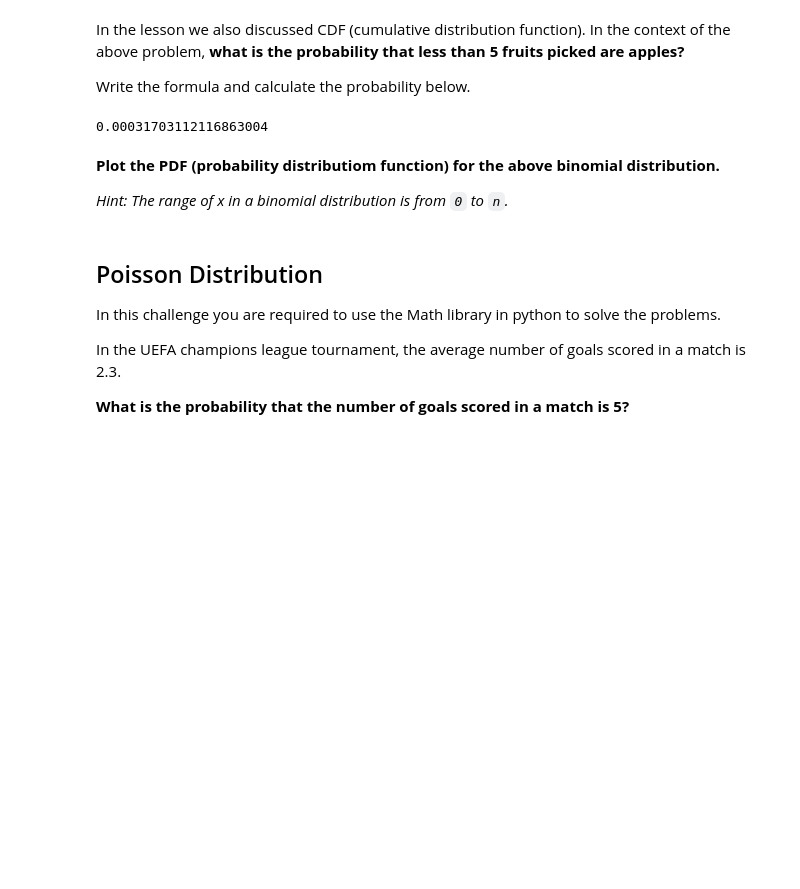
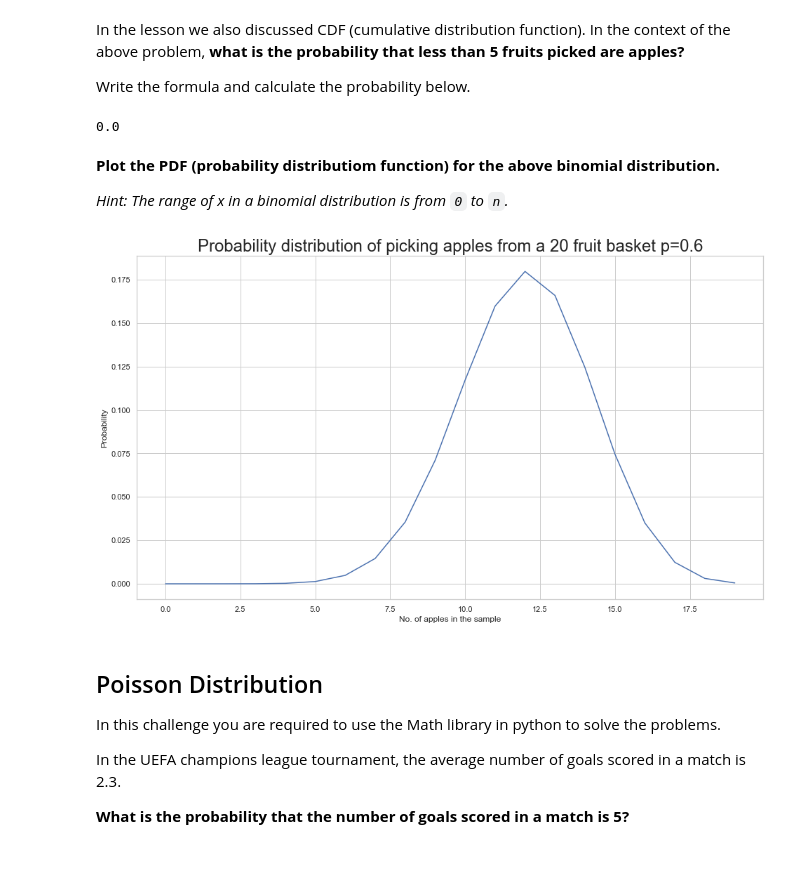
Before and after one commit to Ironhack-data-bcn-january-2023/lab-discrete-probability-distributions, a Jupyter notebook: your-code/main.ipynb, the cells around one changed output. Cells and saved outputs as stored; diff of their text form; code cells hidden in the pictures; blank space fills up the shorter version.

```diff
--- a/your-code/main.ipynb
+++ b/your-code/main.ipynb
@@ -19,6 +19,20 @@ A fruit is picked randomly from the basket.
 
 1. **What is the probability that the fruit is apple?**
 1. **What is the probability that it is an orange?**
+# %%
+import numpy as np
+import math
+from scipy.stats import bernoulli, binom, poisson
+
+#Plotting
+from matplotlib import pyplot as plt
+%matplotlib inline
+%config Inlinebackend.figure_format = 'retina'
+
+import seaborn as sns
+sns.set_context('poster')
+sns.set(rc={'figure.figsize': (16., 9.)})
+sns.set_style('whitegrid')
 # %%
 """
 Calculate:
@@ -68,11 +82,11 @@ five_apples
 In the lesson we also discussed CDF (cumulative distribution function). In the context of the above problem, **what is the probability that less than 5 fruits picked are apples?**
 
 Write the formula and calculate the probability below.
-# %%
-less_than_5_apples = binom(20,p).cdf(4)
-less_than_5_apples
-# %% [output]
-0.00031703112116863004
+# %%
+less_than_5_apples = binom(20,p).cdf(4)
+round(less_than_5_apples,3) # With the specified rounding, the result is 0. But note that it is not exactly 0, there is just a very slim chance of this happening.
+# %% [output]
+0.0
 # %% [markdown]
 **Plot the PDF (probability distributiom function) for the above binomial distribution.**
 
@@ -83,3 +94,13 @@ less_than_5_apples
+# %%
+x = np.arange(0,20)
+y = binom(20,p).pmf(x)
+plt.plot(x,y)
+# Please label the axes and give a title to the plot
+plt.xlabel("No. of apples in the sample")
+plt.ylabel("Probability")
+plt.title("Probability distribution of picking apples from a 20 fruit basket p=0.6", size=24);
+# %% [output]
+[figure, added]
 # %% [markdown]
 ## Poisson Distribution
 
```
Also changed, not shown: parts of 6 cells of this notebook.
